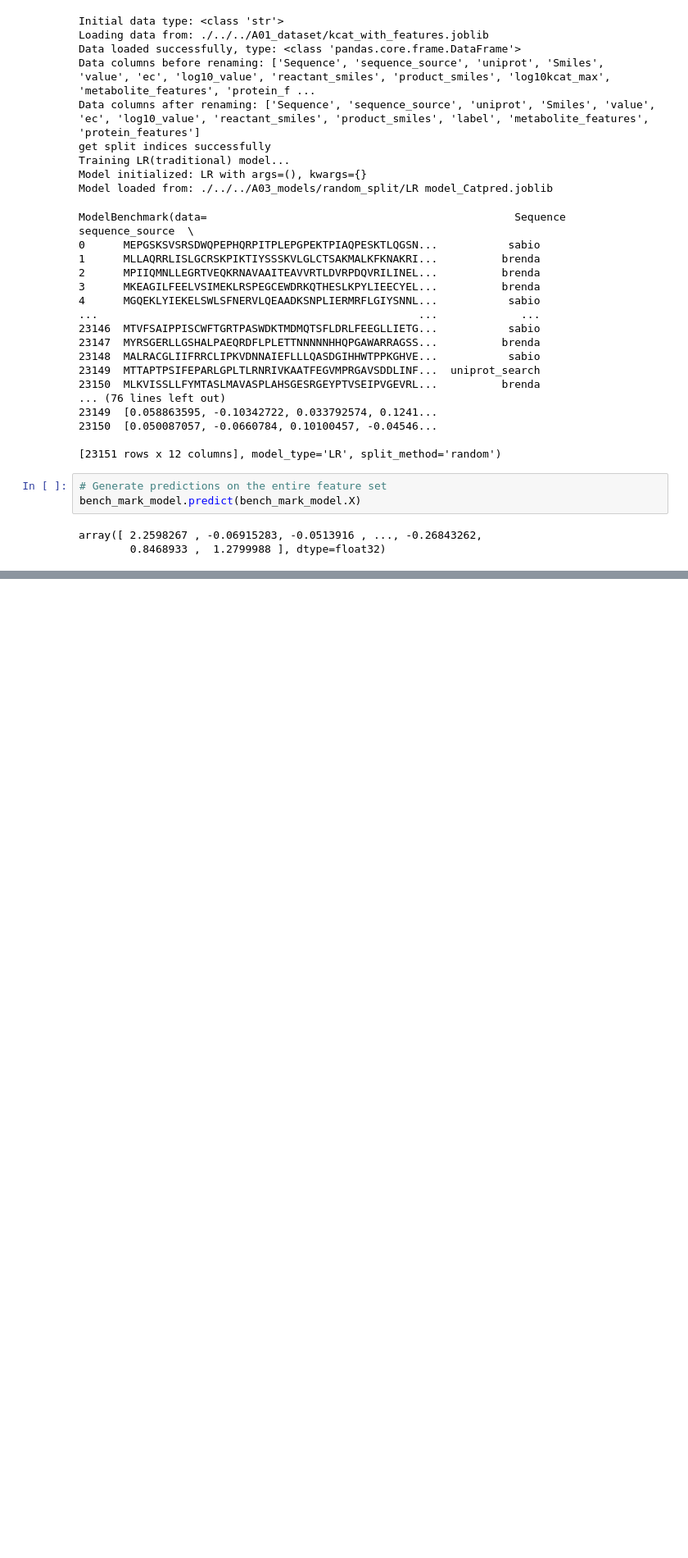
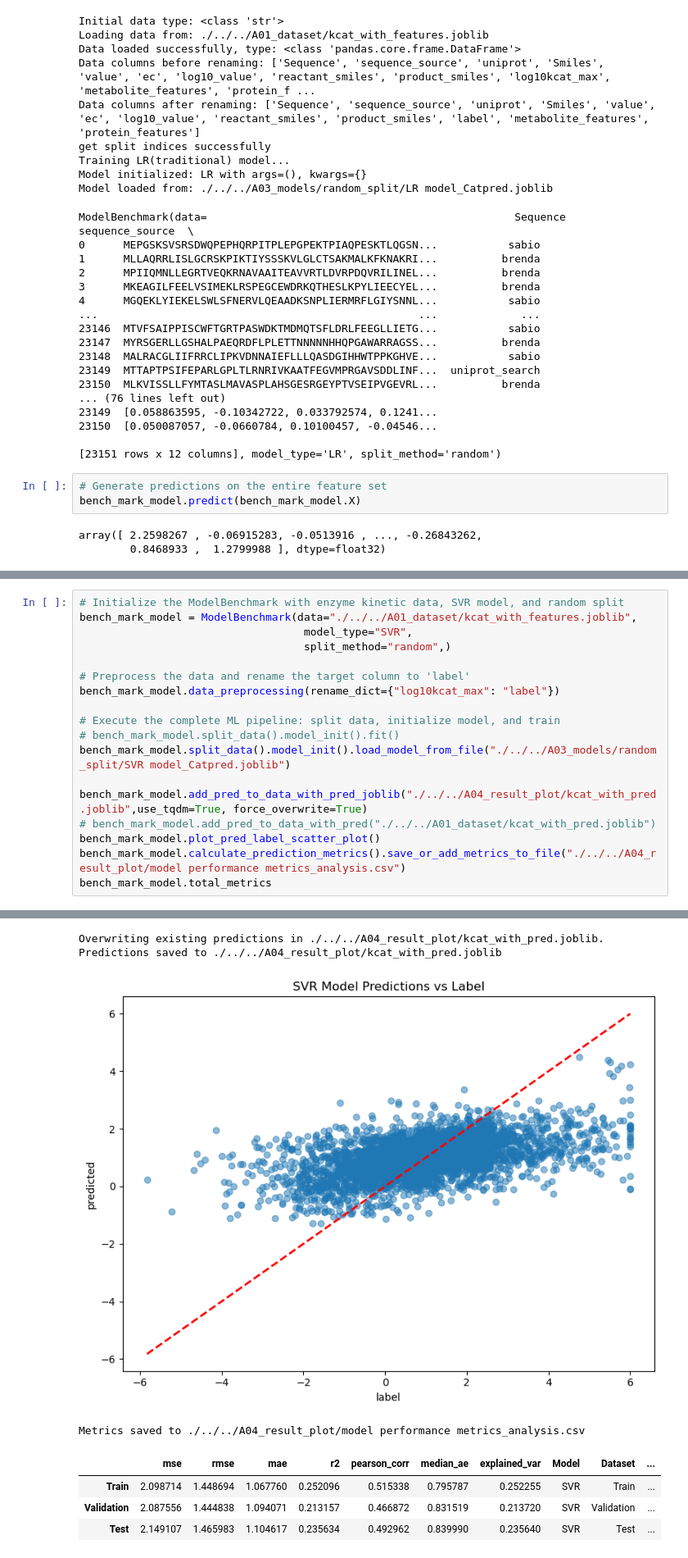
Before and after one commit to youbowei0126/Enzyme_Reactivity_Prediction, a Jupyter notebook: experiments/dataset_catpred_kcat/A02_code/random_split/BenchMarkModel.ipynb, the cells around one changed output, grey strips where cells are left out. Shown at 82% size. Saved outputs shown, nothing was run; the diff lists cells and outputs as text; blank space fills up the shorter version.

```diff
--- a/experiments/dataset_catpred_kcat/A02_code/random_split/BenchMarkModel.ipynb
+++ b/experiments/dataset_catpred_kcat/A02_code/random_split/BenchMarkModel.ipynb
@@ -434,0 +1142,19 @@ bench_mark_model.plot_pred_label_scatter_plot()
+# %%
+# Initialize the ModelBenchmark with enzyme kinetic data, SVR model, and random split
+bench_mark_model = ModelBenchmark(data="./../../A01_dataset/kcat_with_features.joblib",
+                                   model_type="SVR",
+                                   split_method="random",)
+
+# Preprocess the data and rename the target column to 'label'
+bench_mark_model.data_preprocessing(rename_dict={"log10kcat_max": "label"})
+
+# Execute the complete ML pipeline: split data, initialize model, and train
+# bench_mark_model.split_data().model_init().fit()
+bench_mark_model.split_data().model_init().load_model_from_file("./../../A03_models/random_split/SVR model_Catpred.joblib")
+
+bench_mark_model.add_pred_to_data_with_pred_joblib("./../../A04_result_plot/kcat_with_pred.joblib",use_tqdm=True, force_overwrite=True)
+# bench_mark_model.add_pred_to_data_with_pred("./../../A01_dataset/kcat_with_pred.joblib")
+bench_mark_model.plot_pred_label_scatter_plot()
+bench_mark_model.calculate_prediction_metrics().save_or_add_metrics_to_file("./../../A04_result_plot/model performance metrics_analysis.csv")
+bench_mark_model.total_metrics
+# %% [output]
@@ -434,0 +1171,8 @@ bench_mark_model.plot_pred_label_scatter_plot()
+Overwriting existing predictions in ./../../A04_result_plot/kcat_with_pred.joblib.
+Predictions saved to ./../../A04_result_plot/kcat_with_pred.joblib
+[figure, added]
+Metrics saved to ./../../A04_result_plot/model performance metrics_analysis.csv
+|  | mse | rmse | mae | r2 | pearson_corr | median_ae | explained_var | Model | Dataset | ... |
+| Train | 2.098714 | 1.448694 | 1.067760 | 0.252096 | 0.515338 | 0.795787 | 0.252255 | SVR | Train | ... |
+| Validation | 2.087556 | 1.444838 | 1.094071 | 0.213157 | 0.466872 | 0.831519 | 0.213720 | SVR | Validation | ... |
+| Test | 2.149107 | 1.465983 | 1.104617 | 0.235634 | 0.492962 | 0.839990 | 0.235640 | SVR | Test | ... |
```
Also changed, not shown: parts of 20 cells of this notebook, 3 other files.
